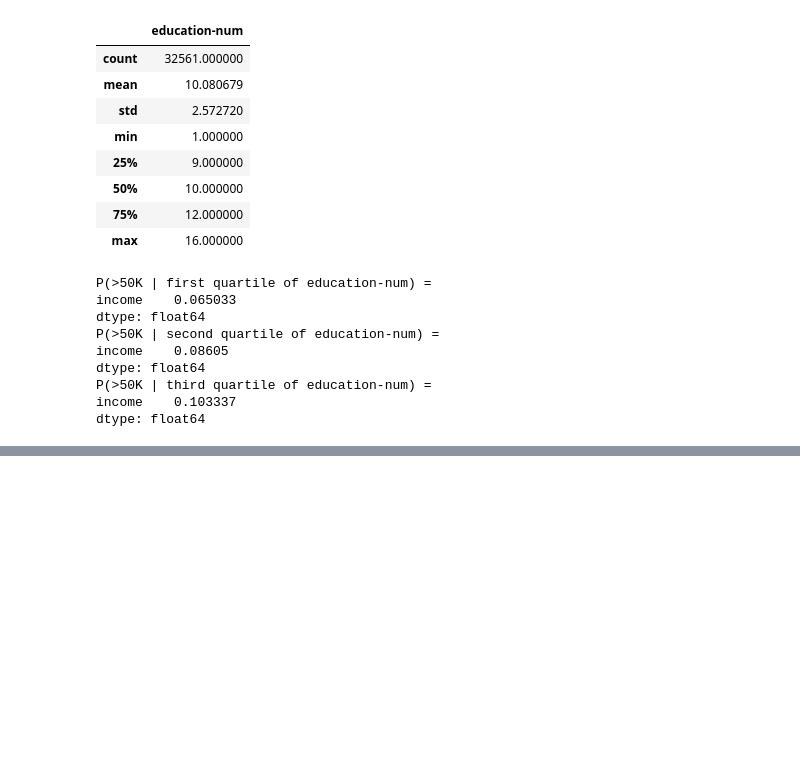
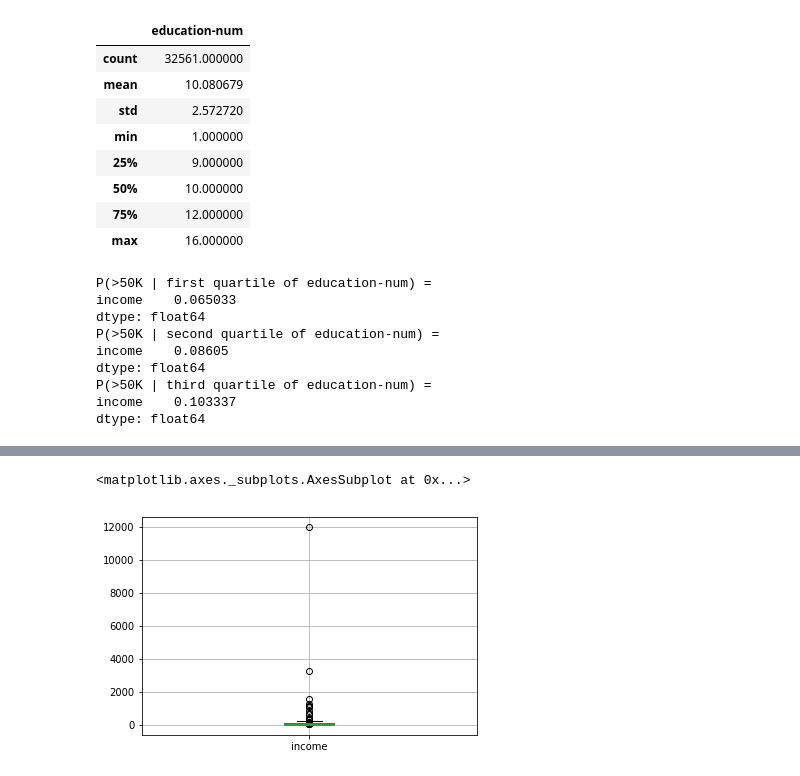
Before and after one commit to spa542/COSC311, a Jupyter notebook: Lab4/Lab4.ipynb, the cells around one changed output, grey strips where cells are left out. Saved outputs shown, nothing was run; the diff lists cells and outputs as text; code cells hidden in the pictures; blank space fills up the shorter version.

```diff
--- a/Lab4/Lab4.ipynb
+++ b/Lab4/Lab4.ipynb
@@ -93,0 +118,13 @@ plt.plot(x_values, y_values)
+# %%
+# v.
+# Use the pandas.DataFrame.boxplot functionality to create a box-and-whisker plot which illustrates the spread of hours worked among adults who make both more and less than $50k.
+plot_greater = adult_data[['hr_per_week', 'income']]
+plot_greater = plot_greater[plot_greater['income'] == '>50K']
+plot_greater = plot_greater.groupby(by='hr_per_week').count()
+plot_greater.boxplot()
+plot_lesser = adult_data[['hr_per_week', 'income']]
+plot_lesser = plot_lesser[plot_lesser['income'] == '<=50K'].groupby(by='hr_per_week').count()
+plot_lesser.boxplot()
+# %% [output]
+<matplotlib.axes._subplots.AxesSubplot at 0x...>
+[figure, added]
```
Also changed, not shown: parts of 7 cells of this notebook.
